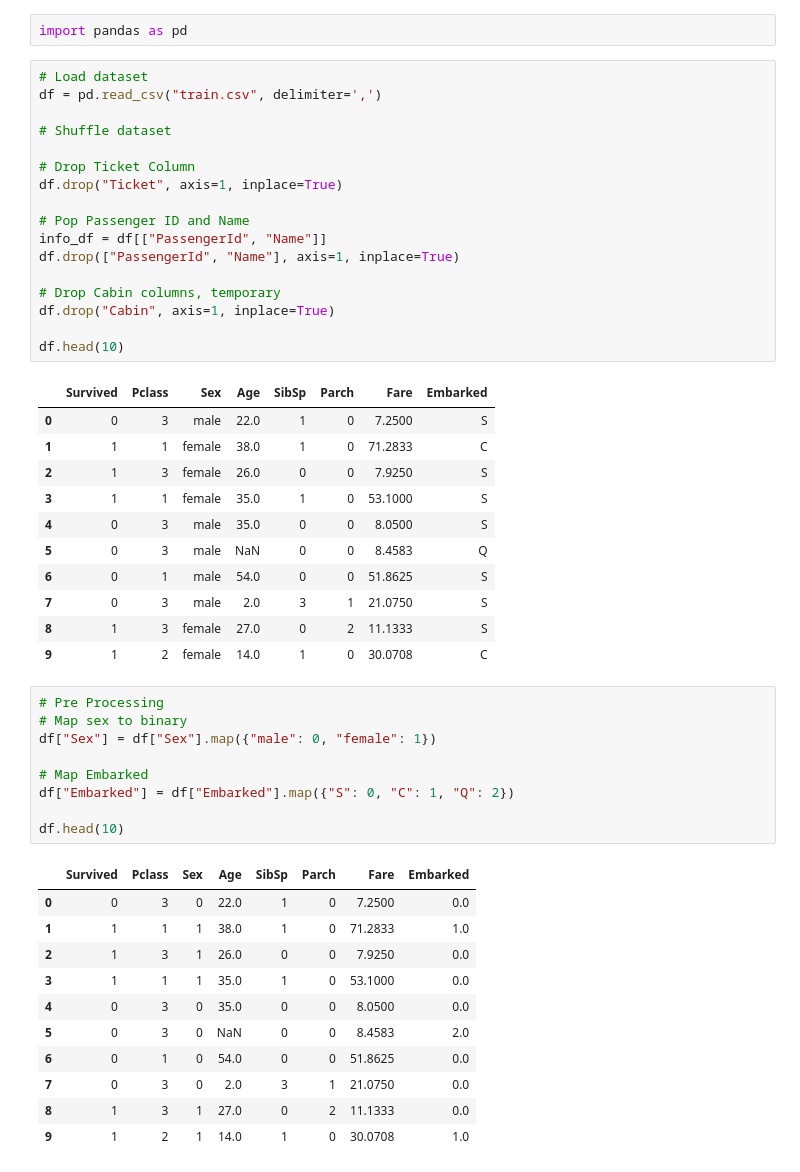
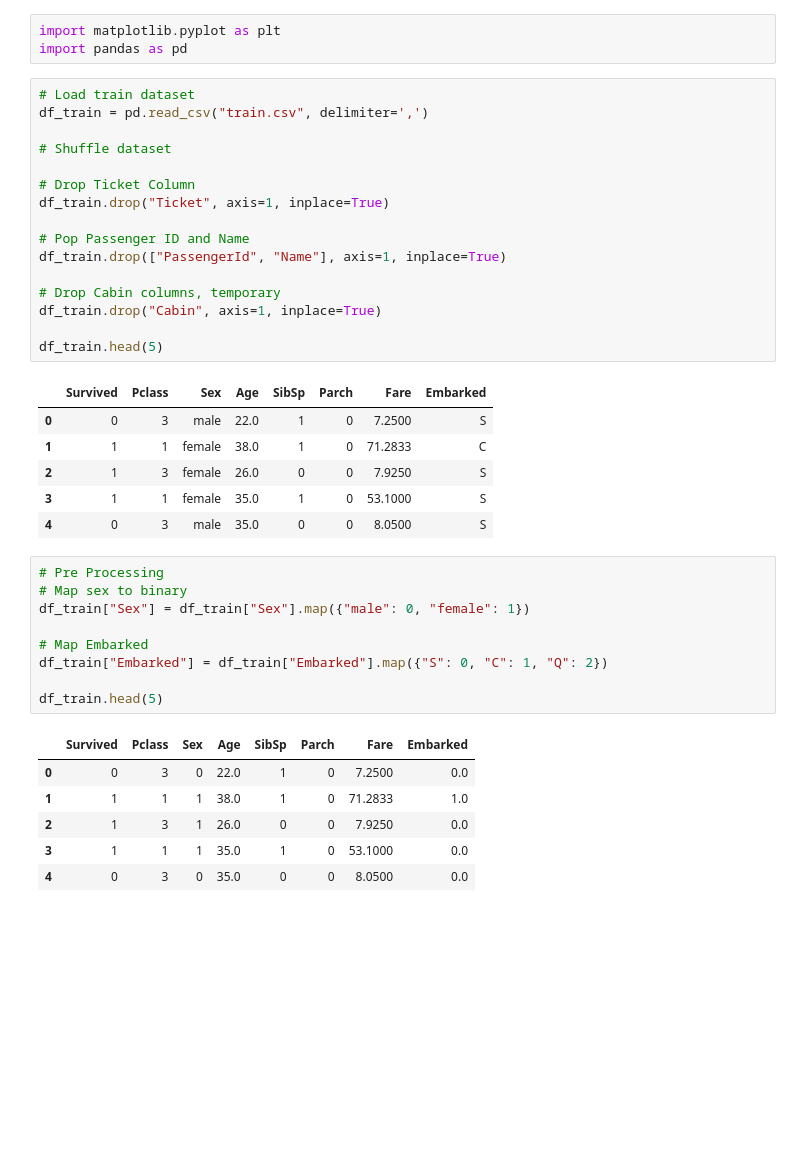
Before and after one commit to whitehole07/ml-toolkit, a Jupyter notebook: examples/titanic/decision_tree.ipynb, the cells around one changed output. Saved outputs shown, nothing was run; the diff lists cells and outputs as text; blank space fills up the shorter version.

```diff
--- a/examples/titanic/decision_tree.ipynb
+++ b/examples/titanic/decision_tree.ipynb
@@ -1,43 +1,38 @@
 # %%
+import matplotlib.pyplot as plt
 import pandas as pd
 # %%
-# Load dataset
-df = pd.read_csv("train.csv", delimiter=',')
+# Load train dataset
+df_train = pd.read_csv("train.csv", delimiter=',')
 
 # Shuffle dataset
 
 # Drop Ticket Column
-df.drop("Ticket", axis=1, inplace=True)
+df_train.drop("Ticket", axis=1, inplace=True)
 
 # Pop Passenger ID and Name
-info_df = df[["PassengerId", "Name"]]
-df.drop(["PassengerId", "Name"], axis=1, inplace=True)
+df_train.drop(["PassengerId", "Name"], axis=1, inplace=True)
 
 # Drop Cabin columns, temporary
-df.drop("Cabin", axis=1, inplace=True)
+df_train.drop("Cabin", axis=1, inplace=True)
 
-df.head(10)
+df_train.head(5)
 # %% [output]
 |  | Survived | Pclass | Sex | Age | SibSp | Parch | Fare | Embarked |
 | 0 | 0 | 3 | male | 22.0 | 1 | 0 | 7.2500 | S |
 | 1 | 1 | 1 | female | 38.0 | 1 | 0 | 71.2833 | C |
 | 2 | 1 | 3 | female | 26.0 | 0 | 0 | 7.9250 | S |
 | 3 | 1 | 1 | female | 35.0 | 1 | 0 | 53.1000 | S |
 | 4 | 0 | 3 | male | 35.0 | 0 | 0 | 8.0500 | S |
-| 5 | 0 | 3 | male | NaN | 0 | 0 | 8.4583 | Q |
-| 6 | 0 | 1 | male | 54.0 | 0 | 0 | 51.8625 | S |
-| 7 | 0 | 3 | male | 2.0 | 3 | 1 | 21.0750 | S |
-| 8 | 1 | 3 | female | 27.0 | 0 | 2 | 11.1333 | S |
-| 9 | 1 | 2 | female | 14.0 | 1 | 0 | 30.0708 | C |
 # %%
 # Pre Processing
 # Map sex to binary
-df["Sex"] = df["Sex"].map({"male": 0, "female": 1})
+df_train["Sex"] = df_train["Sex"].map({"male": 0, "female": 1})
 
 # Map Embarked
-df["Embarked"] = df["Embarked"].map({"S": 0, "C": 1, "Q": 2})
+df_train["Embarked"] = df_train["Embarked"].map({"S": 0, "C": 1, "Q": 2})
 
-df.head(10)
+df_train.head(5)
 # %% [output]
 |  | Survived | Pclass | Sex | Age | SibSp | Parch | Fare | Embarked |
 | 0 | 0 | 3 | 0 | 22.0 | 1 | 0 | 7.2500 | 0.0 |
@@ -45,10 +40,5 @@ df.head(10)
 | 2 | 1 | 3 | 1 | 26.0 | 0 | 0 | 7.9250 | 0.0 |
 | 3 | 1 | 1 | 1 | 35.0 | 1 | 0 | 53.1000 | 0.0 |
 | 4 | 0 | 3 | 0 | 35.0 | 0 | 0 | 8.0500 | 0.0 |
-| 5 | 0 | 3 | 0 | NaN | 0 | 0 | 8.4583 | 2.0 |
-| 6 | 0 | 1 | 0 | 54.0 | 0 | 0 | 51.8625 | 0.0 |
-| 7 | 0 | 3 | 0 | 2.0 | 3 | 1 | 21.0750 | 0.0 |
-| 8 | 1 | 3 | 1 | 27.0 | 0 | 2 | 11.1333 | 0.0 |
-| 9 | 1 | 2 | 1 | 14.0 | 1 | 0 | 30.0708 | 1.0 |
 # %%
 # Check NaN per column
```
Also changed, not shown: parts of 6 cells of this notebook, 1 other file.
